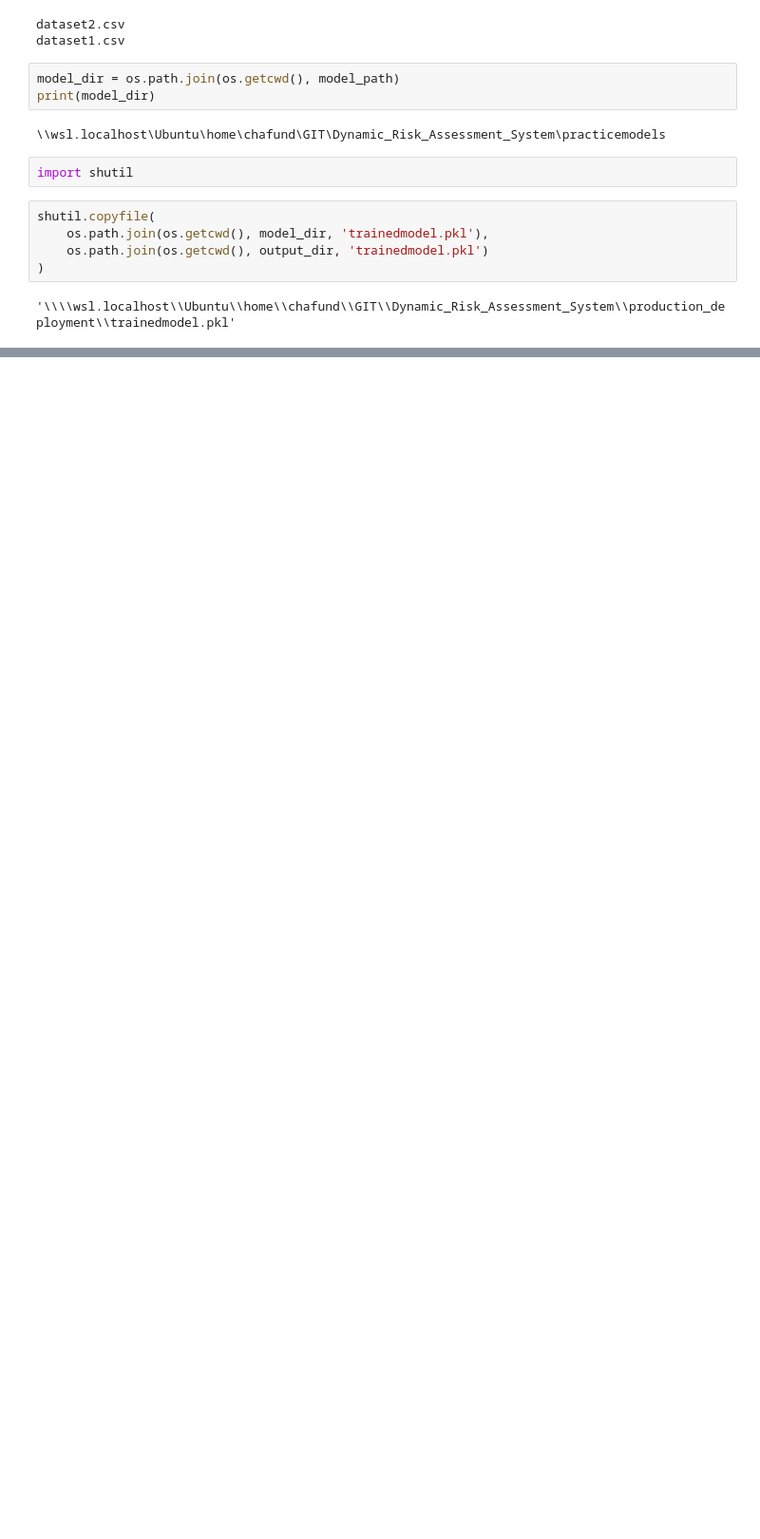
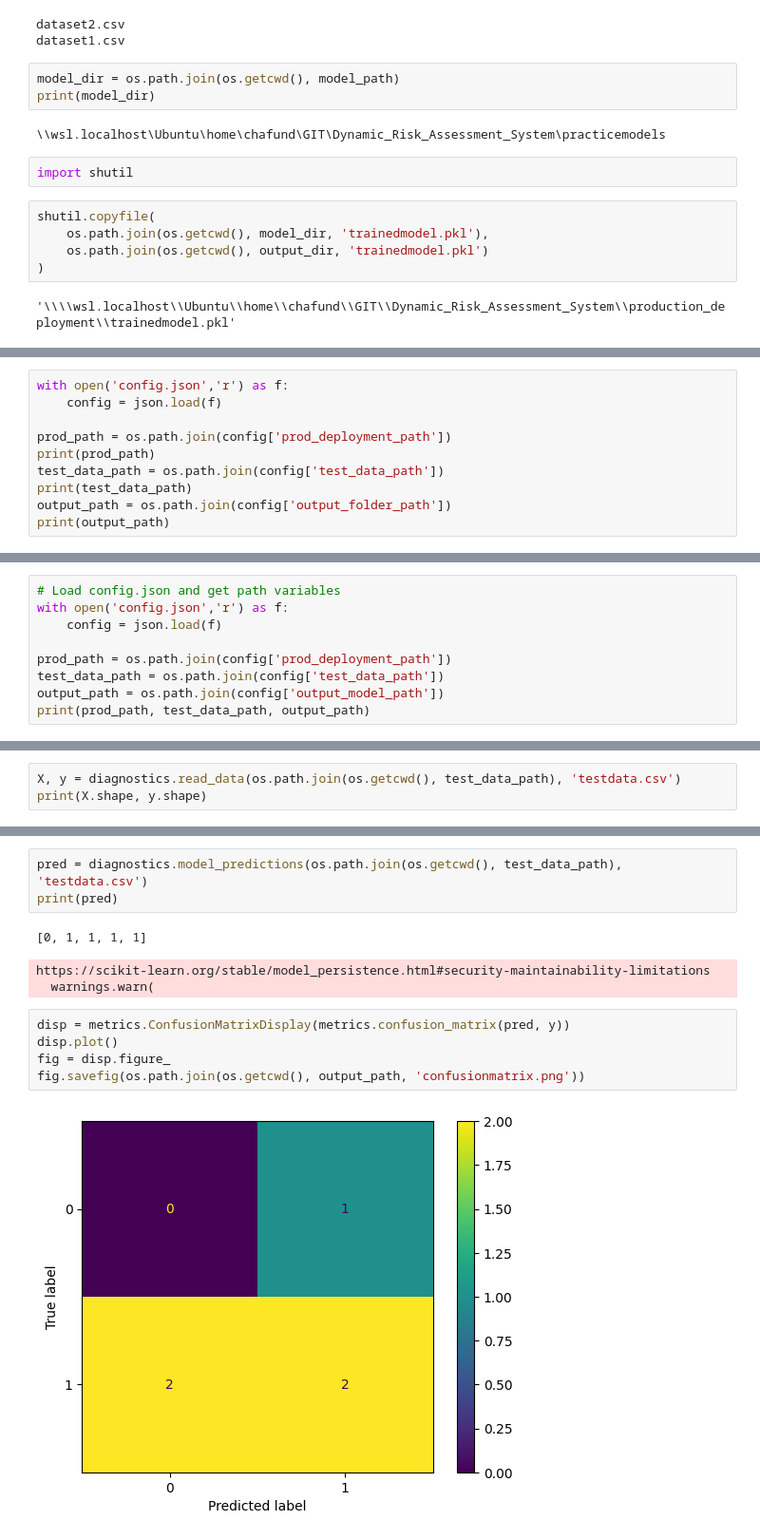
Before and after one commit to GusContini/Dynamic_Risk_Assessment_System, a Jupyter notebook: drafts.ipynb, the cells around one changed output, grey strips where cells are left out. Shown at 95% size. Cells and saved outputs as stored; diff of their text form; blank space fills up the shorter version.

```diff
--- a/drafts.ipynb
+++ b/drafts.ipynb
@@ -259,0 +262,10 @@ shutil.copyfile(
+# %%
+with open('config.json','r') as f:
+    config = json.load(f)
+
+prod_path = os.path.join(config['prod_deployment_path'])
+print(prod_path)
+test_data_path = os.path.join(config['test_data_path'])
+print(test_data_path)
+output_path = os.path.join(config['output_folder_path'])
+print(output_path)
@@ -259,0 +440,9 @@ shutil.copyfile(
+# %%
+# Load config.json and get path variables
+with open('config.json','r') as f:
+    config = json.load(f)
+
+prod_path = os.path.join(config['prod_deployment_path'])
+test_data_path = os.path.join(config['test_data_path'])
+output_path = os.path.join(config['output_model_path'])
+print(prod_path, test_data_path, output_path)
@@ -259,0 +453,3 @@ shutil.copyfile(
+# %%
+X, y = diagnostics.read_data(os.path.join(os.getcwd(), test_data_path), 'testdata.csv')
+print(X.shape, y.shape)
@@ -259,0 +458,14 @@ shutil.copyfile(
+# %%
+pred = diagnostics.model_predictions(os.path.join(os.getcwd(), test_data_path), 'testdata.csv')
+print(pred)
+# %% [output]
+[0, 1, 1, 1, 1]
+https://scikit-learn.org/stable/model_persistence.html#security-maintainability-limitations
+  warnings.warn(
+# %%
+disp = metrics.ConfusionMatrixDisplay(metrics.confusion_matrix(pred, y))
+disp.plot()
+fig = disp.figure_
+fig.savefig(os.path.join(os.getcwd(), output_path, 'confusionmatrix.png'))
+# %% [output]
+[figure, added]
```
Also changed, not shown: parts of 38 cells of this notebook, 19 other files.
